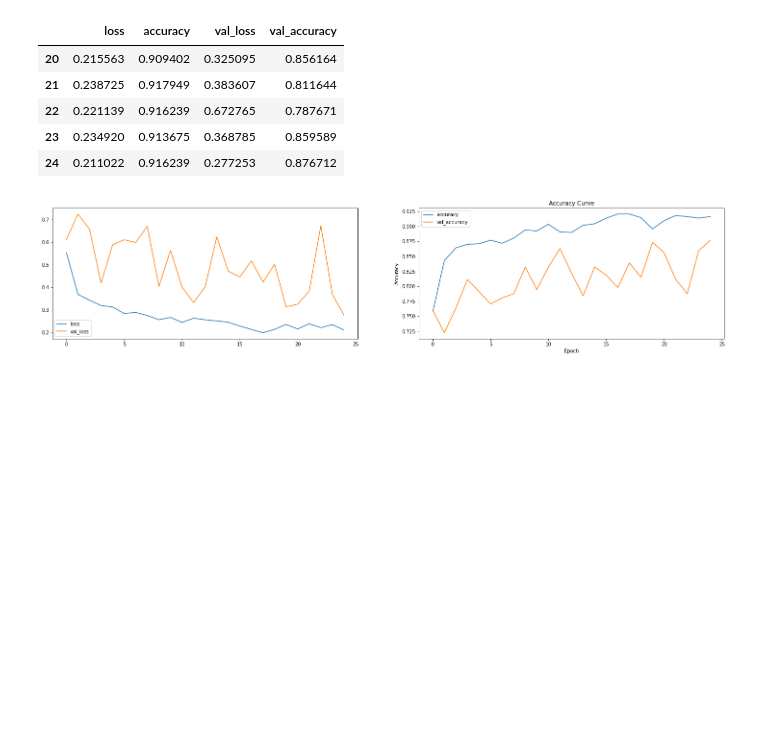
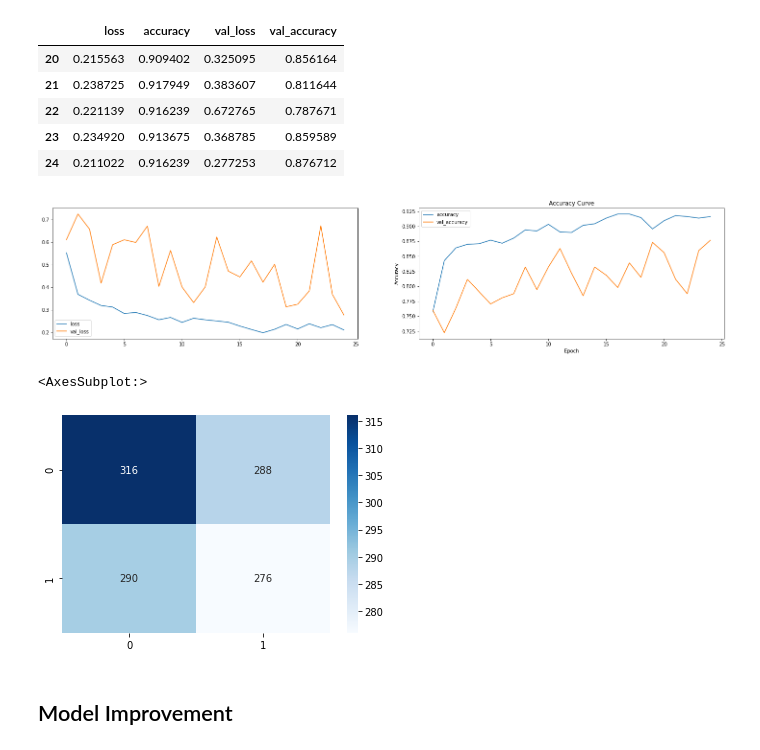
Before and after one commit to Penzragon/h8dsft_Milestone2P2, a Jupyter notebook: newscript.ipynb, the cells around one changed output. Drawn from its saved outputs; the diff is of its cells as text; code cells hidden in the pictures; blank space fills up the shorter version.

Commit message:
Add confusion matrix

```diff
--- a/newscript.ipynb
+++ b/newscript.ipynb
@@ -269,3 +269,16 @@ plt.ylabel('Accuracy')
 plt.show()
 # %% [output]
 [figure]
+# %%
+# Confusion Matrix
+y_pred = model.predict(train_data)
+y_pred = (y_pred > 0.5).astype(int)
+y_true = train_data.classes
+
+conf = confusion_matrix(y_true, y_pred)
+sns.heatmap(conf, annot=True, fmt='d', cmap='Blues')
+# %% [output]
+<AxesSubplot:>
+[figure, added]
+# %% [markdown]
+## Model Improvement
```
